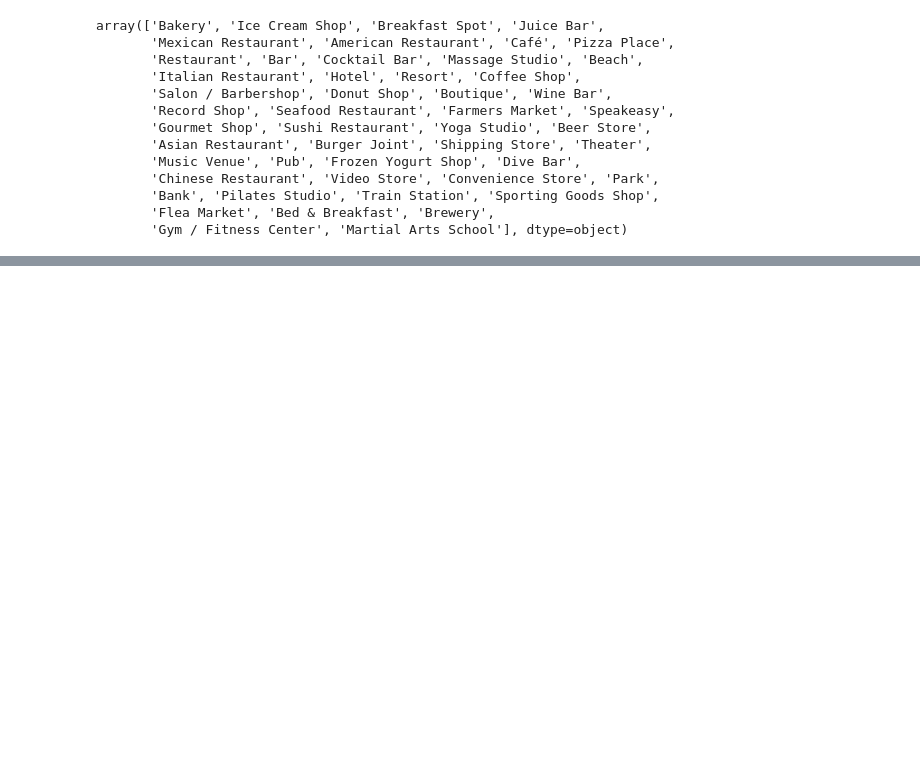
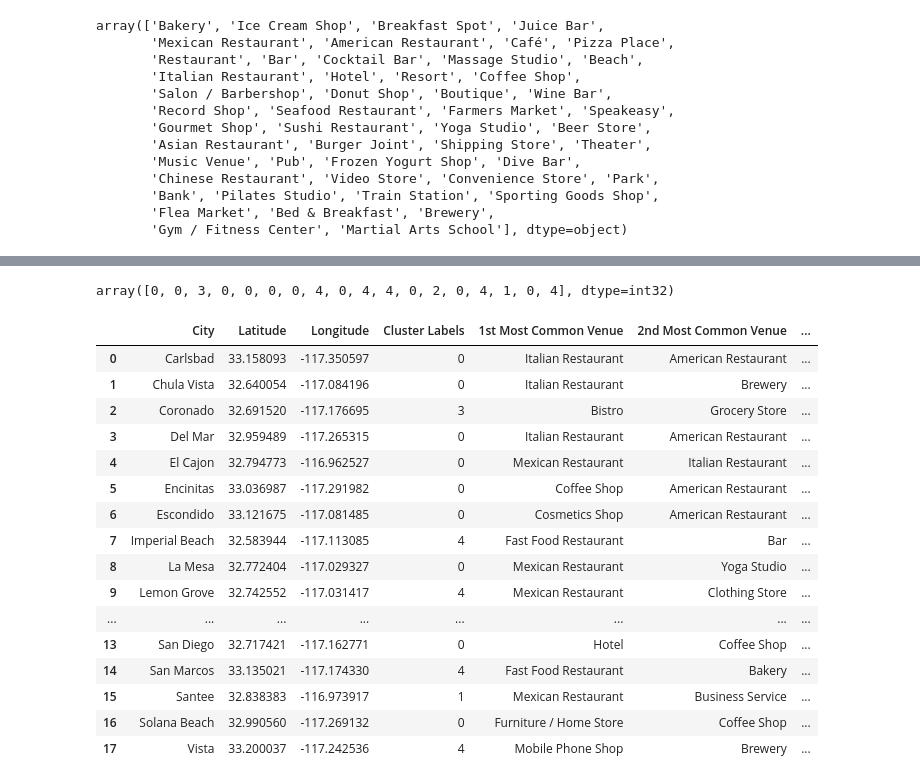
Before and after one commit to jbizzlefoshizzle/IBM_Capstone_Project, a Jupyter notebook: San Diego Notebook.ipynb, the cells around one changed output, grey strips where cells are left out. Drawn from its saved outputs; the diff is of its cells as text; code cells hidden in the pictures; blank space fills up the shorter version.

Commit message:
Published from Watson Studio.

```diff
--- a/San Diego Notebook.ipynb
+++ b/San Diego Notebook.ipynb
@@ -260,0 +351,23 @@ array(['Bakery', 'Ice Cream Shop', 'Breakfast Spot', 'Juice Bar',
+# %%
+# Putting the top 5 venues for each city in a dataframe
+
+num_top_venues = 5
+
+indicators = ['st', 'nd', 'rd']
+
+# create columns according to number of top venues
+columns = ['City']
+for ind in np.arange(num_top_venues):
+    try:
+        columns.append('{}{} Most Common Venue'.format(ind+1, indicators[ind]))
+    except:
+        columns.append('{}th Most Common Venue'.format(ind+1))
+
+# create a new dataframe
+sd_venues_sorted = pd.DataFrame(columns=columns)
+sd_venues_sorted['City'] = one_hot_group['City']
+
+for ind in np.arange(one_hot_group.shape[0]):
+    sd_venues_sorted.iloc[ind, 1:] = return_most_common_venues(one_hot_group.iloc[ind, :], num_top_venues)
+
+sd_venues_sorted
@@ -260,0 +392,46 @@ array(['Bakery', 'Ice Cream Shop', 'Breakfast Spot', 'Juice Bar',
+# %%
+# set number of clusters
+kclusters = 5
+
+sd_grouped_clusters = one_hot_group.drop('City', 1)
+
+# run k-means clustering
+kmeans = KMeans(n_clusters=kclusters, random_state=42).fit(sd_grouped_clusters)
+
+# check cluster labels generated for each row in the dataframe
+kmeans.labels_[0:18]
+# %% [output]
+array([0, 0, 3, 0, 0, 0, 0, 4, 0, 4, 4, 0, 2, 0, 4, 1, 0, 4], dtype=int32)
+# %%
+# New dataframe that includes the cluster, as well as the top 5 venues per city
+# add clustering labels
+
+# Comment/uncomment below in order to get Cluster Labels - only run once!
+# sd_venues_sorted.insert(0, 'Cluster Labels', kmeans.labels_)
+
+sd_merged = df1
+
+# merge toronto_grouped with toronto_data to add latitude/longitude for each neighborhood
+sd_merged = sd_merged.join(sd_venues_sorted.set_index('City'), on='City')
+
+sd_merged["Cluster Labels"] = sd_merged["Cluster Labels"].replace(np.nan,0)
+sd_merged = sd_merged.astype({"Cluster Labels": int})
+sd_merged # Check the last columns!
+# %% [output]
+|  | City | Latitude | Longitude | Cluster Labels | 1st Most Common Venue | 2nd Most Common Venue | ... |
+| 0 | Carlsbad | 33.158093 | -117.350597 | 0 | Italian Restaurant | American Restaurant | ... |
+| 1 | Chula Vista | 32.640054 | -117.084196 | 0 | Italian Restaurant | Brewery | ... |
+| 2 | Coronado | 32.691520 | -117.176695 | 3 | Bistro | Grocery Store | ... |
+| 3 | Del Mar | 32.959489 | -117.265315 | 0 | Italian Restaurant | American Restaurant | ... |
+| 4 | El Cajon | 32.794773 | -116.962527 | 0 | Mexican Restaurant | Italian Restaurant | ... |
+| 5 | Encinitas | 33.036987 | -117.291982 | 0 | Coffee Shop | American Restaurant | ... |
+| 6 | Escondido | 33.121675 | -117.081485 | 0 | Cosmetics Shop | American Restaurant | ... |
+| 7 | Imperial Beach | 32.583944 | -117.113085 | 4 | Fast Food Restaurant | Bar | ... |
+| 8 | La Mesa | 32.772404 | -117.029327 | 0 | Mexican Restaurant | Yoga Studio | ... |
+| 9 | Lemon Grove | 32.742552 | -117.031417 | 4 | Mexican Restaurant | Clothing Store | ... |
+| ... | ... | ... | ... | ... | ... | ... | ... |
+| 13 | San Diego | 32.717421 | -117.162771 | 0 | Hotel | Coffee Shop | ... |
+| 14 | San Marcos | 33.135021 | -117.174330 | 4 | Fast Food Restaurant | Bakery | ... |
+| 15 | Santee | 32.838383 | -116.973917 | 1 | Mexican Restaurant | Business Service | ... |
+| 16 | Solana Beach | 32.990560 | -117.269132 | 0 | Furniture / Home Store | Coffee Shop | ... |
+| 17 | Vista | 33.200037 | -117.242536 | 4 | Mobile Phone Shop | Brewery | ... |
```
Also changed, not shown: parts of 13 cells of this notebook.
